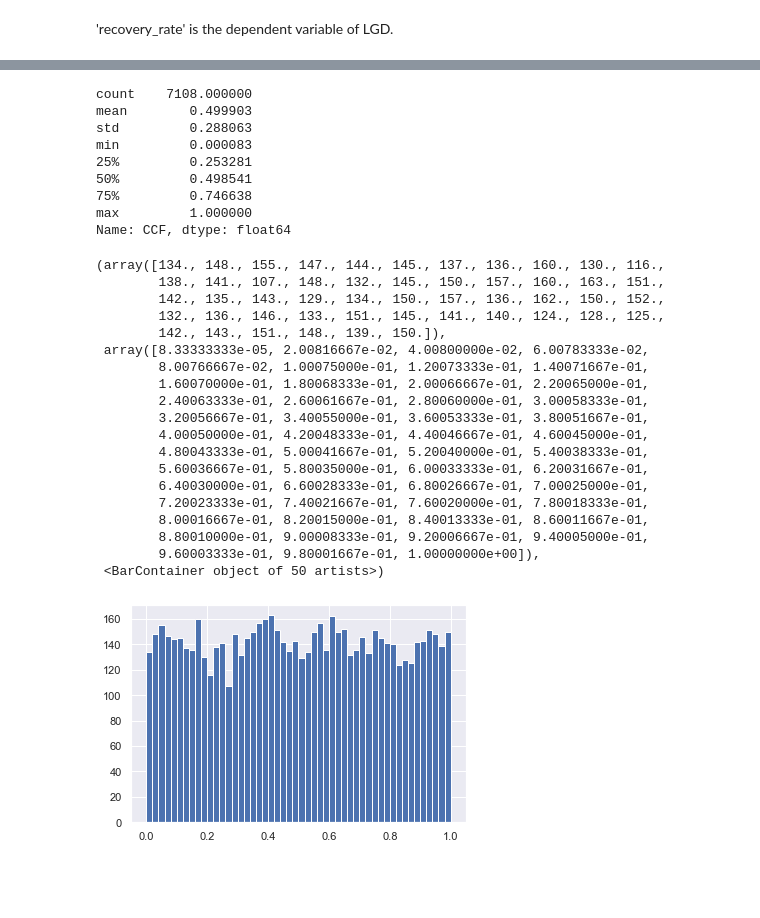
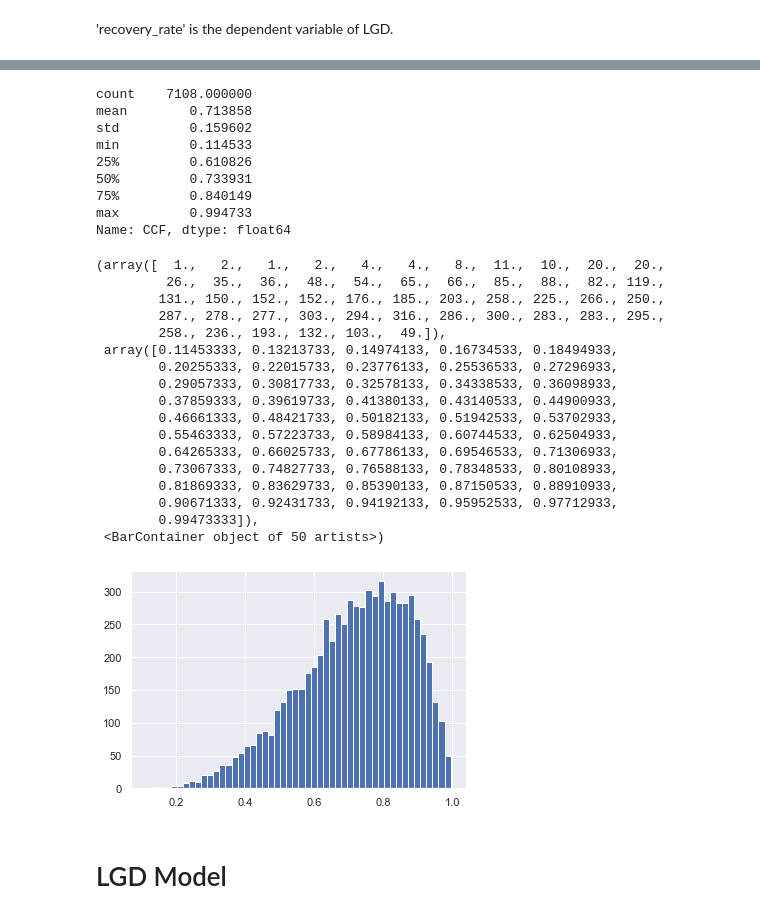
Before and after one commit to harryzyz/CreditRiskDemo, a Jupyter notebook: case1/LDG_Model_and_EAD_model.ipynb, the cells around one changed output, grey strips where cells are left out. Saved outputs shown, nothing was run; the diff lists cells and outputs as text; code cells hidden in the pictures; blank space fills up the shorter version.

```diff
--- a/case1/LDG_Model_and_EAD_model.ipynb
+++ b/case1/LDG_Model_and_EAD_model.ipynb
@@ -143,4 +143,6 @@ max      21883.000000
 Name: recovery, dtype: float64
+# %%
+credit_data_default_LGD['recovery_rate_0_1'] = np.where(credit_data_default_LGD['recovery_rate'] == 0, 0 ,1)
 # %% [markdown]
 ### Dependent Variables: LGD
 # %%
@@ -193,2 +194,4 @@ credit_data_default_EAD = credit_data_default.copy()
+# %%
+credit_data_default_LGD_EAD = credit_data_default_LGD.copy()
 # %%
-credit_data_default_EAD['total_rec_prcp'] = round(credit_data_default_EAD['loan_amnt'] * np.random.uniform(0,1,credit_data_default_EAD.shape[0]))
+credit_data_default_LGD_EAD['total_rec_prcp'] = credit_data_default_LGD_EAD['loan_amnt'] - round(credit_data_default_LGD_EAD['loan_amnt'] * (1 - np.random.beta(2,5,credit_data_default_LGD_EAD.shape[0])))
@@ -204,37 +212,37 @@ credit_data_default_EAD.head()
 # %%
-credit_data_default_EAD['CCF'] = (credit_data_default_EAD['loan_amnt'] - credit_data_default_EAD['total_rec_prcp']) / credit_data_default_EAD['loan_amnt']
+credit_data_default_LGD_EAD['CCF'] = (credit_data_default_LGD_EAD['loan_amnt'] - credit_data_default_LGD_EAD['total_rec_prcp']) / credit_data_default_LGD_EAD['loan_amnt']
 # %%
-credit_data_default_EAD['CCF'].describe()
+credit_data_default_LGD_EAD['CCF'].describe()
 # %% [output]
 count    7108.000000
-mean        0.499903
-std         0.288063
-min         0.000083
-25%         0.253281
-50%         0.498541
-75%         0.746638
-max         1.000000
+mean        0.713858
+std         0.159602
+min         0.114533
+25%         0.610826
+50%         0.733931
+75%         0.840149
+max         0.994733
 Name: CCF, dtype: float64
 # %%
-plt.hist(credit_data_default_EAD['CCF'], bins=50)
+plt.hist(credit_data_default_LGD_EAD['CCF'], bins=50)
 # %% [output]
-(array([134., 148., 155., 147., 144., 145., 137., 136., 160., 130., 116.,
-        138., 141., 107., 148., 132., 145., 150., 157., 160., 163., 151.,
-        142., 135., 143., 129., 134., 150., 157., 136., 162., 150., 152.,
-        132., 136., 146., 133., 151., 145., 141., 140., 124., 128., 125.,
-        142., 143., 151., 148., 139., 150.]),
- array([8.33333333e-05, 2.00816667e-02, 4.00800000e-02, 6.00783333e-02,
-        8.00766667e-02, 1.00075000e-01, 1.20073333e-01, 1.40071667e-01,
-        1.60070000e-01, 1.80068333e-01, 2.00066667e-01, 2.20065000e-01,
-        2.40063333e-01, 2.60061667e-01, 2.80060000e-01, 3.00058333e-01,
-        3.20056667e-01, 3.40055000e-01, 3.60053333e-01, 3.80051667e-01,
-        4.00050000e-01, 4.20048333e-01, 4.40046667e-01, 4.60045000e-01,
-        4.80043333e-01, 5.00041667e-01, 5.20040000e-01, 5.40038333e-01,
-        5.60036667e-01, 5.80035000e-01, 6.00033333e-01, 6.20031667e-01,
-        6.40030000e-01, 6.60028333e-01, 6.80026667e-01, 7.00025000e-01,
-        7.20023333e-01, 7.40021667e-01, 7.60020000e-01, 7.80018333e-01,
-        8.00016667e-01, 8.20015000e-01, 8.40013333e-01, 8.60011667e-01,
-        8.80010000e-01, 9.00008333e-01, 9.20006667e-01, 9.40005000e-01,
-        9.60003333e-01, 9.80001667e-01, 1.00000000e+00]),
+(array([  1.,   2.,   1.,   2.,   4.,   4.,   8.,  11.,  10.,  20.,  20.,
+         26.,  35.,  36.,  48.,  54.,  65.,  66.,  85.,  88.,  82., 119.,
+        131., 150., 152., 152., 176., 185., 203., 258., 225., 266., 250.,
+        287., 278., 277., 303., 294., 316., 286., 300., 283., 283., 295.,
+        258., 236., 193., 132., 103.,  49.]),
+ array([0.11453333, 0.13213733, 0.14974133, 0.16734533, 0.18494933,
+        0.20255333, 0.22015733, 0.23776133, 0.25536533, 0.27296933,
+        0.29057333, 0.30817733, 0.32578133, 0.34338533, 0.36098933,
+        0.37859333, 0.39619733, 0.41380133, 0.43140533, 0.44900933,
+        0.46661333, 0.48421733, 0.50182133, 0.51942533, 0.53702933,
+        0.55463333, 0.57223733, 0.58984133, 0.60744533, 0.62504933,
+        0.64265333, 0.66025733, 0.67786133, 0.69546533, 0.71306933,
+        0.73067333, 0.74827733, 0.76588133, 0.78348533, 0.80108933,
+        0.81869333, 0.83629733, 0.85390133, 0.87150533, 0.88910933,
+        0.90671333, 0.92431733, 0.94192133, 0.95952533, 0.97712933,
+        0.99473333]),
  <BarContainer object of 50 artists>)
-[figure, old version]
+[figure, new version]
+# %% [markdown]
+# LGD Model
```
Also changed, not shown: parts of 14 cells of this notebook.
